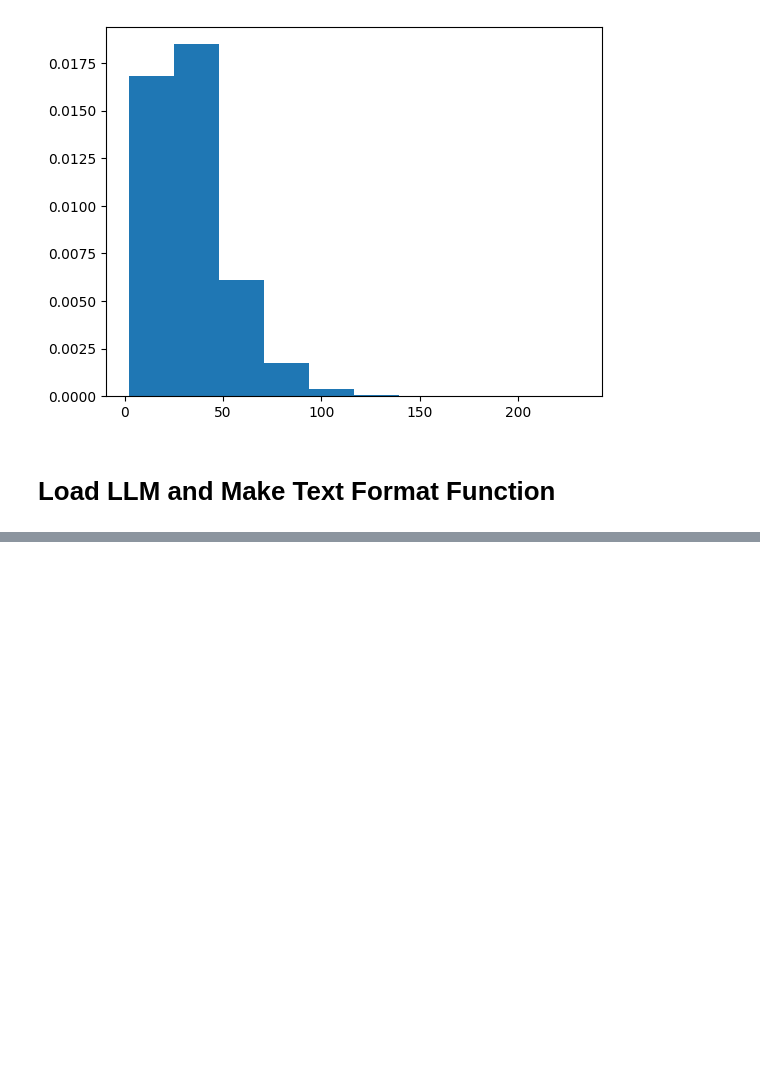
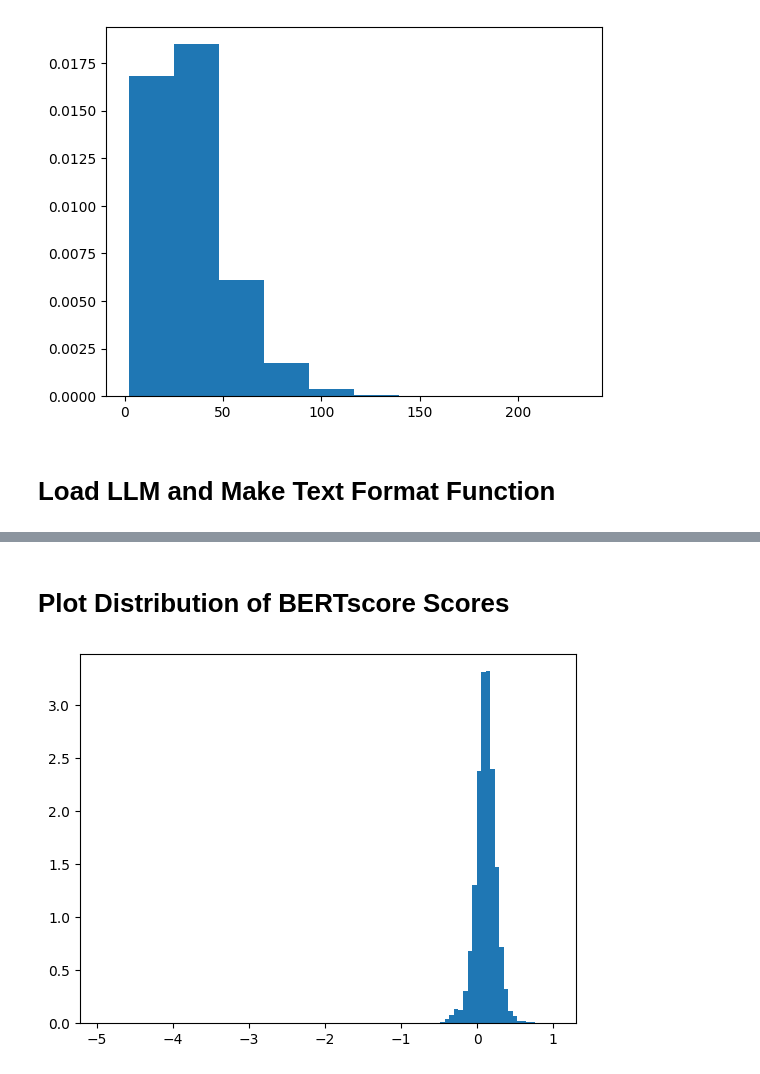
Before and after one commit to jmsalvador2395/notebooks, a Jupyter notebook: notebooks/sofsat/infilling.ipynb, the cells around one changed output, grey strips where cells are left out. Saved outputs shown, nothing was run; the diff lists cells and outputs as text; code cells hidden in the pictures; blank space fills up the shorter version.

```diff
--- a/notebooks/sofsat/infilling.ipynb
+++ b/notebooks/sofsat/infilling.ipynb
@@ -118,0 +240,6 @@ llm = VLLM(
+# %% [markdown]
+# Plot Distribution of BERTscore Scores
+# %%
+_ = plt.hist(infill_data['bertscore'], bins=100, density=True)
+# %% [output]
+[figure, added]
```
Also changed, not shown: parts of 13 cells of this notebook, 1 other file.
